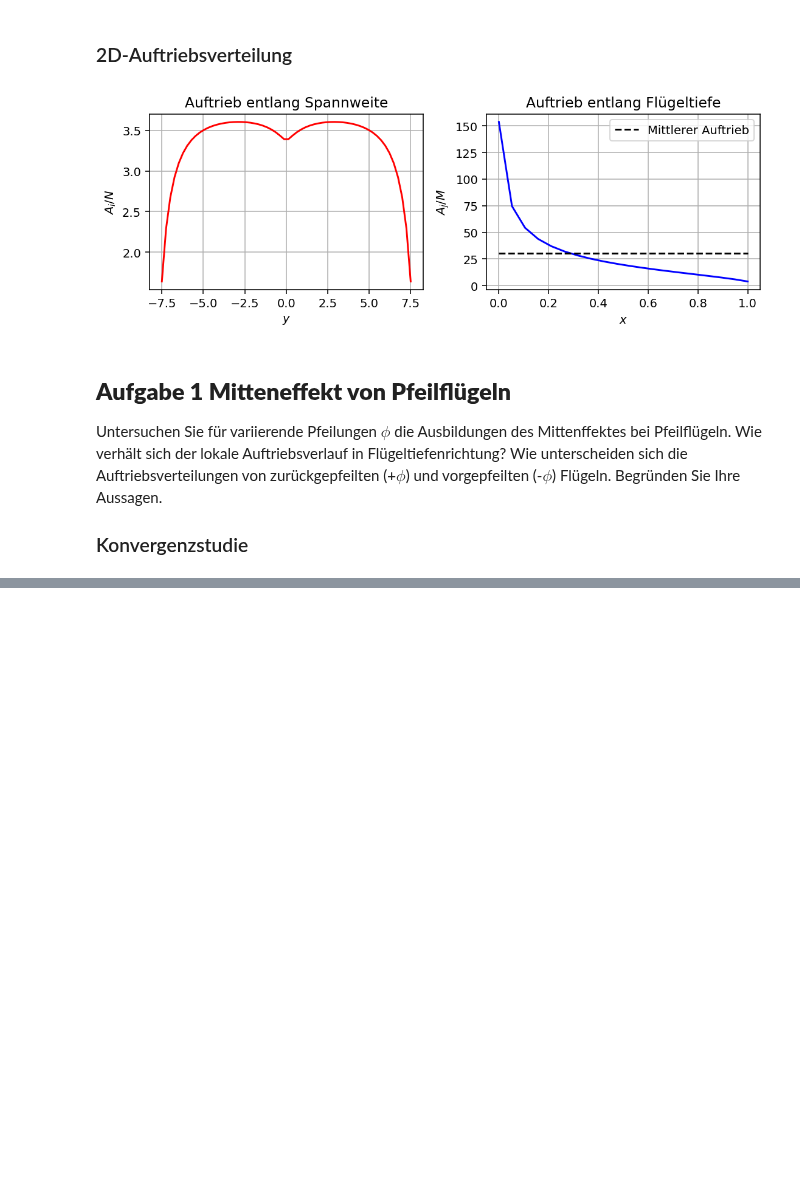
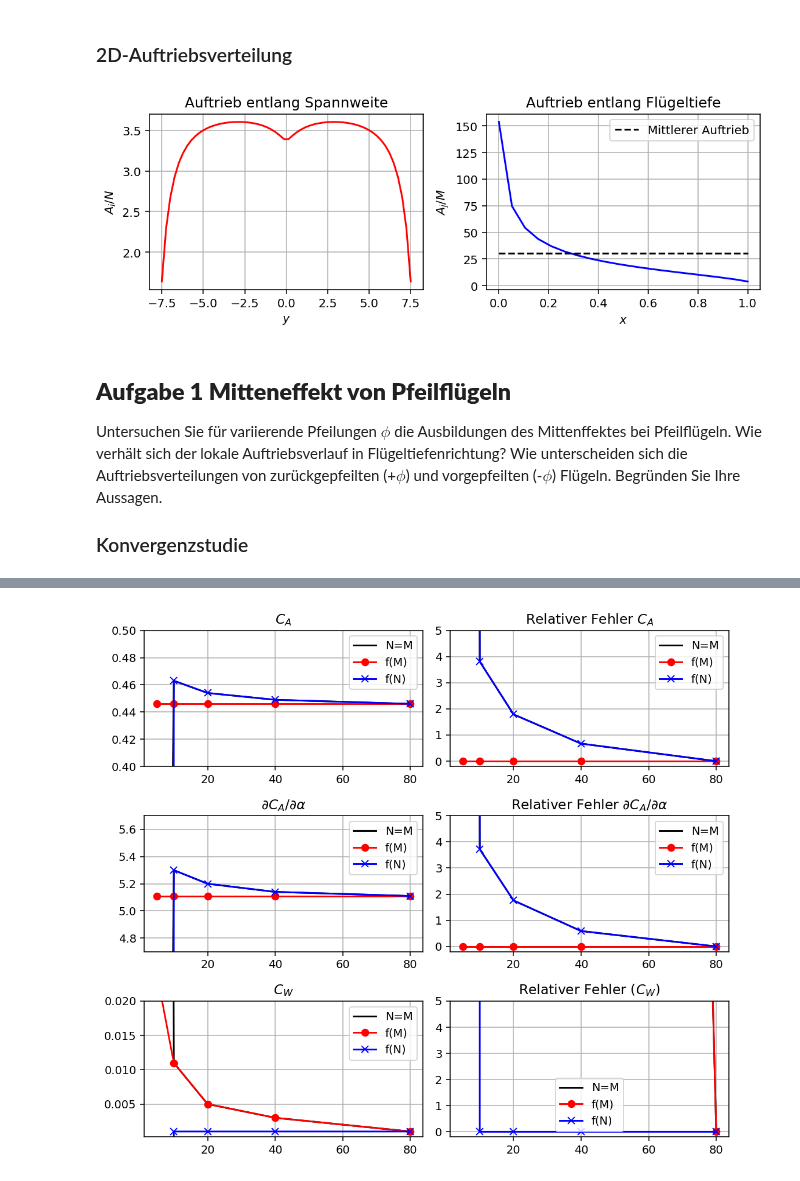
Before and after one commit to AntonSchreiber/aero-lecture, a Jupyter notebook: notebooks_solved/uebung6_VLM.ipynb, the cells around one changed output, grey strips where cells are left out. Saved outputs shown, nothing was run; the diff lists cells and outputs as text; code cells hidden in the pictures; blank space fills up the shorter version.

```diff
--- a/notebooks_solved/uebung6_VLM.ipynb
+++ b/notebooks_solved/uebung6_VLM.ipynb
@@ -554,0 +548,62 @@ for col in range(9):
+# %%
+# plots der relativen Fehler
+fig, ax = plt.subplots(3, 2, figsize=(8, 7))
+
+# C_A
+ax[0][0].plot(results_dict['$M$'][1:6], results_dict['$C_A$'][1:6], '-', label="N=M", color="black")
+ax[0][0].plot(results_dict['$M$'][6:11], results_dict['$C_A$'][6:11], 'o-', label="f(M)", color="red")
+ax[0][0].plot(results_dict['$N$'][11:], results_dict['$C_A$'][11:], 'x-', label="f(N)", color="blue")
+ax[0][0].set_ylim([0.4, 0.5])
+ax[0][0].legend()
+ax[0][0].set_title(r"$C_A$")
+ax[0][0].grid()
+
+# Relativer Fehler C_A
+ax[0][1].plot(results_dict['$M$'][1:6], results_dict[r'Rel. F. ($C_A$)'][1:6], '-', label="N=M", color="black")
+ax[0][1].plot(results_dict['$M$'][6:11], results_dict[r'Rel. F. ($C_A$)'][6:11], 'o-', label="f(M)", color="red")
+ax[0][1].plot(results_dict['$N$'][11:], results_dict[r'Rel. F. ($C_A$)'][11:], 'x-', label="f(N)", color="blue")
+ax[0][1].set_ylim([-0.2, 5])
+ax[0][1].legend()
+ax[0][1].set_title(r"Relativer Fehler $C_A$")
+ax[0][1].grid()
+
+# dC_A/dalpha
+ax[1][0].plot(results_dict['$M$'][1:6], results_dict['$\\partial C_A / \\partial \\alpha$'][1:6], '-', label="N=M", color="black")
+ax[1][0].plot(results_dict['$M$'][6:11], results_dict['$\\partial C_A / \\partial \\alpha$'][6:11], 'o-', label="f(M)", color="red")
+ax[1][0].plot(results_dict['$N$'][11:], results_dict['$\\partial C_A / \\partial \\alpha$'][11:], 'x-', label="f(N)", color="blue")
+ax[1][0].set_ylim([4.7, 5.7])
+ax[1][0].legend()
+ax[1][0].set_title(r"$\partial C_A / \partial \alpha$")
+ax[1][0].grid()
+
+# Relativer Fehler dC_A/dalpha
+ax[1][1].plot(results_dict['$M$'][1:6], results_dict[r'Rel. F. ($\partial C_A / \partial \alpha$)'][1:6], '-', label="N=M", color="black")
+ax[1][1].plot(results_dict['$M$'][6:11], results_dict[r'Rel. F. ($\partial C_A / \partial \alpha$)'][6:11], 'o-', label="f(M)", color="red")
+ax[1][1].plot(results_dict['$N$'][11:], results_dict[r'Rel. F. ($\partial C_A / \partial \alpha$)'][11:], 'x-', label="f(N)", color="blue")
+ax[1][1].set_ylim([-0.2, 5])
+ax[1][1].legend()
+ax[1][1].set_title(r"Relativer Fehler $\partial C_A / \partial \alpha$")
+ax[1][1].grid()
+
+# dC_A/dalpha
+ax[2][0].plot(results_dict['$M$'][1:6], results_dict['$C_W$'][1:6], '-', label="N=M", color="black")
+ax[2][0].plot(results_dict['$M$'][6:11], results_dict['$C_W$'][6:11], 'o-', label="f(M)", color="red")
+ax[2][0].plot(results_dict['$N$'][11:], results_dict['$C_W$'][11:], 'x-', label="f(N)", color="blue")
+ax[2][0].set_ylim([0.0002, 0.02])
+ax[2][0].legend()
+ax[2][0].set_title('$C_W$')
+ax[2][0].grid()
+
+# Relativer Fehler dC_A/dalpha
+ax[2][1].plot(results_dict['$M$'][1:6], results_dict[r'Rel. F. ($C_W$)'][1:6], '-', label="N=M", color="black")
+ax[2][1].plot(results_dict['$M$'][6:11], results_dict[r'Rel. F. ($C_W$)'][6:11], 'o-', label="f(M)", color="red")
+ax[2][1].plot(results_dict['$N$'][11:], results_dict[r'Rel. F. ($C_W$)'][11:], 'x-', label="f(N)", color="blue")
+ax[2][1].set_ylim([-0.2, 5])
+ax[2][1].legend()
+ax[2][1].set_title(r'Relativer Fehler ($C_W$)')
+ax[2][1].grid()
+
+plt.tight_layout()
+plt.show()
+# %% [output]
+[figure, added]
```
Also changed, not shown: parts of 8 cells of this notebook, 1 other file.
